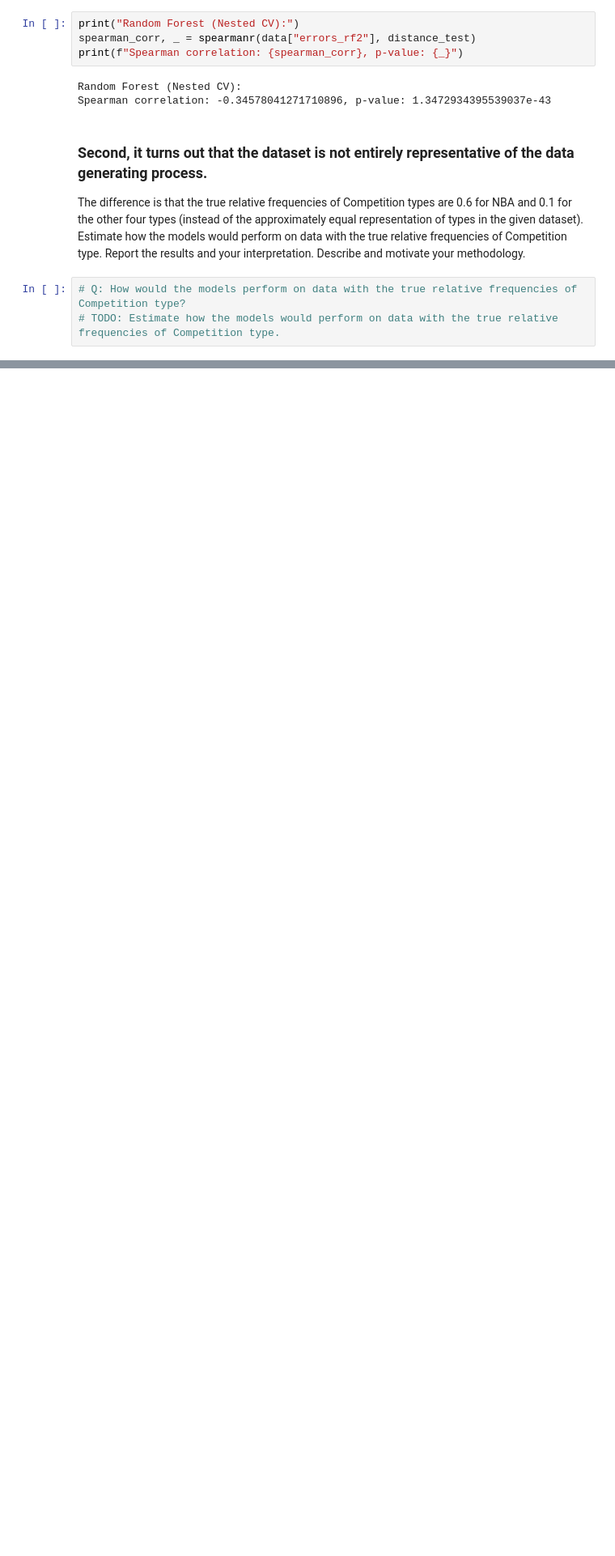
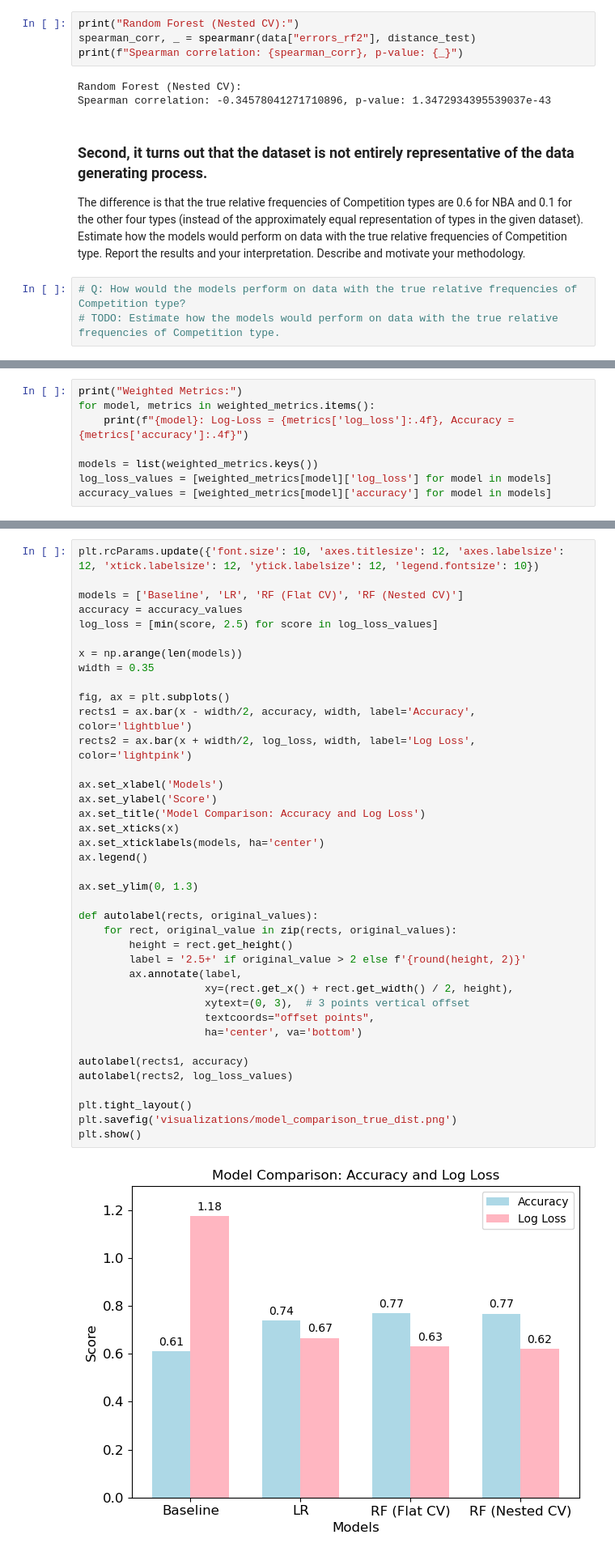
Before and after one commit to teodora-taleska/machine_learning_mini_projects, a Jupyter notebook: Loss estimation/part2.ipynb, the cells around one changed output, grey strips where cells are left out. Shown: that part at 81% size. Saved outputs shown, nothing was run; the diff lists cells and outputs as text; blank space fills up the shorter version.

Commit message:
Implemented weighted metrics calculation and evaluation for basketball shot dataset
Estimating Model Performance with True Relative Frequencies of Competition Types

```diff
--- a/Loss estimation/part2.ipynb
+++ b/Loss estimation/part2.ipynb
@@ -224,0 +324,8 @@ and motivate your methodology.
+# %%
+print("Weighted Metrics:")
+for model, metrics in weighted_metrics.items():
+    print(f"{model}: Log-Loss = {metrics['log_loss']:.4f}, Accuracy = {metrics['accuracy']:.4f}")
+
+models = list(weighted_metrics.keys())
+log_loss_values = [weighted_metrics[model]['log_loss'] for model in models]
+accuracy_values = [weighted_metrics[model]['accuracy'] for model in models]
@@ -224,0 +338,41 @@ and motivate your methodology.
+# %%
+plt.rcParams.update({'font.size': 10, 'axes.titlesize': 12, 'axes.labelsize': 12, 'xtick.labelsize': 12, 'ytick.labelsize': 12, 'legend.fontsize': 10})
+
+models = ['Baseline', 'LR', 'RF (Flat CV)', 'RF (Nested CV)']
+accuracy = accuracy_values
+log_loss = [min(score, 2.5) for score in log_loss_values]
+
+x = np.arange(len(models))
+width = 0.35
+
+fig, ax = plt.subplots()
+rects1 = ax.bar(x - width/2, accuracy, width, label='Accuracy', color='lightblue')
+rects2 = ax.bar(x + width/2, log_loss, width, label='Log Loss', color='lightpink')
+
+ax.set_xlabel('Models')
+ax.set_ylabel('Score')
+ax.set_title('Model Comparison: Accuracy and Log Loss')
+ax.set_xticks(x)
+ax.set_xticklabels(models, ha='center')
+ax.legend()
+
+ax.set_ylim(0, 1.3)
+
+def autolabel(rects, original_values):
+    for rect, original_value in zip(rects, original_values):
+        height = rect.get_height()
+        label = '2.5+' if original_value > 2 else f'{round(height, 2)}'
+        ax.annotate(label,
+                    xy=(rect.get_x() + rect.get_width() / 2, height),
+                    xytext=(0, 3),  # 3 points vertical offset
+                    textcoords="offset points",
+                    ha='center', va='bottom')
+
+autolabel(rects1, accuracy)
+autolabel(rects2, log_loss_values)
+
+plt.tight_layout()
+plt.savefig('visualizations/model_comparison_true_dist.png')
+plt.show()
+# %% [output]
+[figure, added]
```
Also changed, not shown: parts of 8 cells of this notebook, 1 other file.
